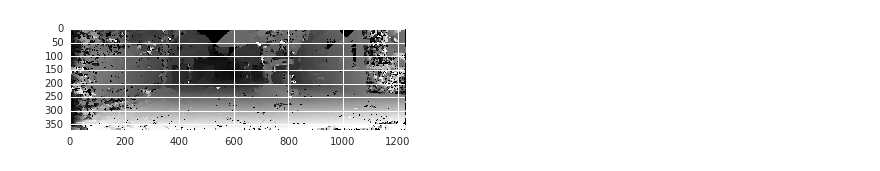
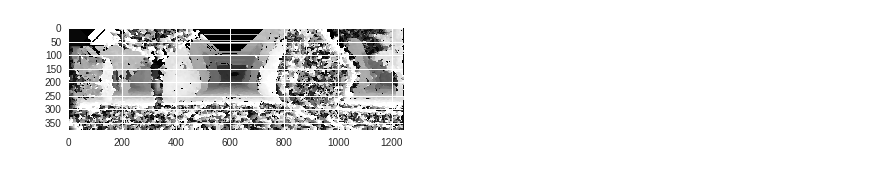
Before and after one commit to dsqx71/stereo_matching, a Jupyter notebook: predict.ipynb, the cells around one changed output. Saved outputs shown, nothing was run; the diff lists cells and outputs as text; code cells hidden in the pictures.

```diff
--- a/predict.ipynb
+++ b/predict.ipynb
@@ -33,17 +81,17 @@ io.imshow(dis_pred)
 # %%
-window_size = 20
-left = io.imread('./colored_0/000000_10.png')
-right = io.imread('./colored_1/000000_10.png')
+window_size = 16
+left = io.imread('./colored_0/000009_10.png')
+right = io.imread('./colored_1/000009_10.png')
 stereo = cv2.StereoSGBM(minDisparity = 0,
-        numDisparities = 64,
+        numDisparities = 32,
         SADWindowSize = 8,
-        P1 = 1,
+        P1 = 2,
         P2 = 32,
         disp12MaxDiff = 50,
         uniquenessRatio = 1,
         speckleWindowSize = 30,
         speckleRange = 6)
 disparity = stereo.compute(left,right)
 io.imshow(disparity)
 # %% [output]
-[figure, old version]
+[figure, new version]
```
Also changed, not shown: parts of 19 cells of this notebook, 4 other files.
